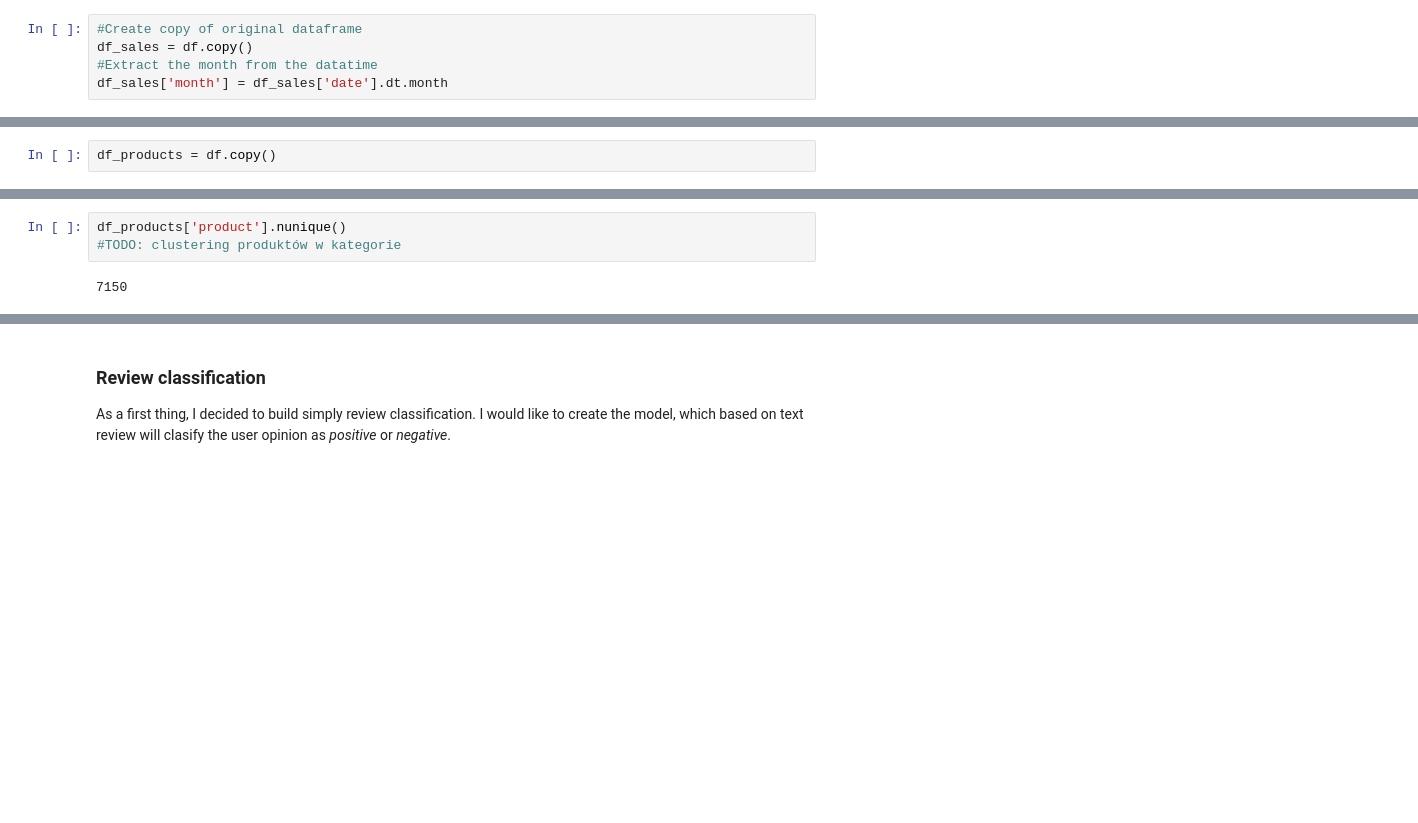
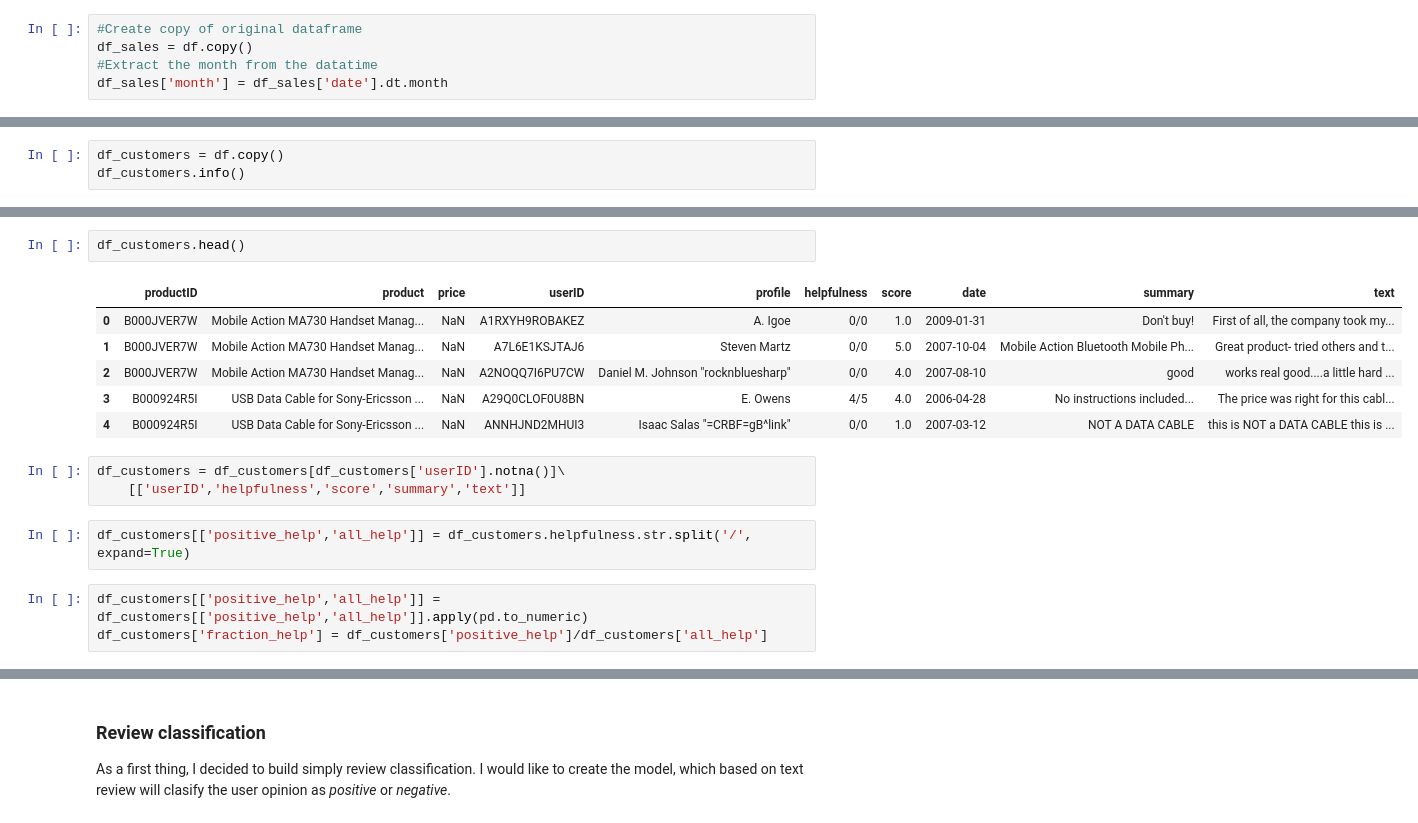
Before and after one commit to JankowskiDaniel/amazon-reviews, a Jupyter notebook: cell-phones-analysis.ipynb, the cells around one changed output, grey strips where cells are left out. Drawn from its saved outputs; the diff is of its cells as text; blank space fills up the shorter version.

```diff
--- a/cell-phones-analysis.ipynb
+++ b/cell-phones-analysis.ipynb
@@ -116,2 +373,3 @@ plt.show()
 # %%
-df_products = df.copy()
+df_customers = df.copy()
+df_customers.info()
@@ -118,5 +394,17 @@ df_products = df.copy()
-# %%
-df_products['product'].nunique()
-#TODO: clustering produktów w kategorie
-# %% [output]
-7150
+# %%
+df_customers.head()
+# %% [output]
+|  | productID | product | price | userID | profile | helpfulness | score | date | summary | text |
+| 0 | B000JVER7W | Mobile Action MA730 Handset Manag... | NaN | A1RXYH9ROBAKEZ | A. Igoe | 0/0 | 1.0 | 2009-01-31 | Don't buy! | First of all, the company took my... |
+| 1 | B000JVER7W | Mobile Action MA730 Handset Manag... | NaN | A7L6E1KSJTAJ6 | Steven Martz | 0/0 | 5.0 | 2007-10-04 | Mobile Action Bluetooth Mobile Ph... | Great product- tried others and t... |
+| 2 | B000JVER7W | Mobile Action MA730 Handset Manag... | NaN | A2NOQQ7I6PU7CW | Daniel M. Johnson "rocknbluesharp" | 0/0 | 4.0 | 2007-08-10 | good | works real good....a little hard ... |
+| 3 | B000924R5I | USB Data Cable for Sony-Ericsson ... | NaN | A29Q0CLOF0U8BN | E. Owens | 4/5 | 4.0 | 2006-04-28 | No instructions included... | The price was right for this cabl... |
+| 4 | B000924R5I | USB Data Cable for Sony-Ericsson ... | NaN | ANNHJND2MHUI3 | Isaac Salas "=CRBF=gB^link" | 0/0 | 1.0 | 2007-03-12 | NOT A DATA CABLE | this is NOT a DATA CABLE this is ... |
+# %%
+df_customers = df_customers[df_customers['userID'].notna()]\
+    [['userID','helpfulness','score','summary','text']]
+# %%
+df_customers[['positive_help','all_help']] = df_customers.helpfulness.str.split('/', expand=True)
+# %%
+df_customers[['positive_help','all_help']] = df_customers[['positive_help','all_help']].apply(pd.to_numeric)
+df_customers['fraction_help'] = df_customers['positive_help']/df_customers['all_help']
```
Also changed, not shown: parts of 41 cells of this notebook.
